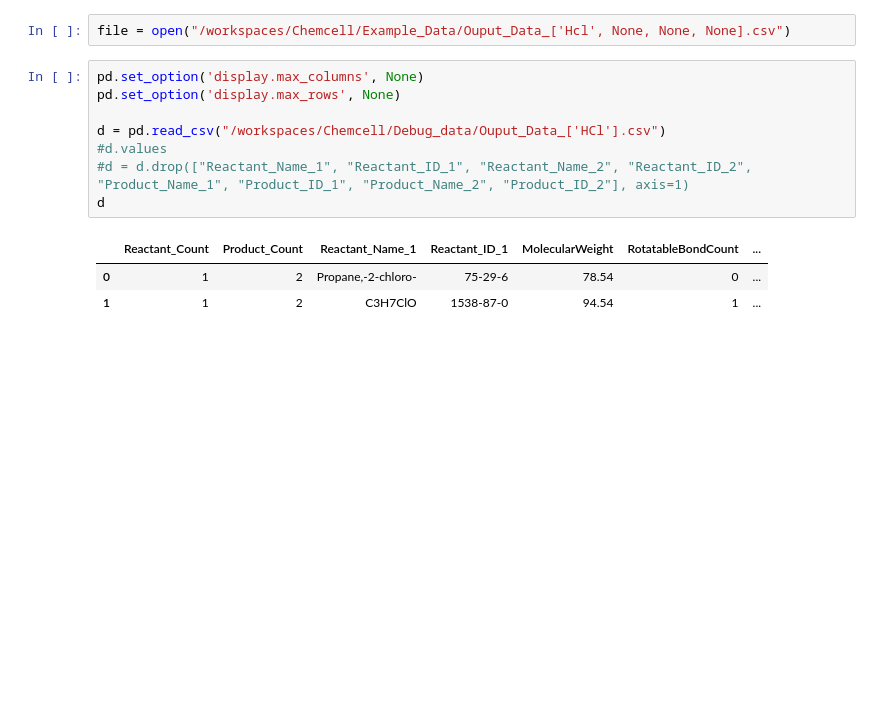
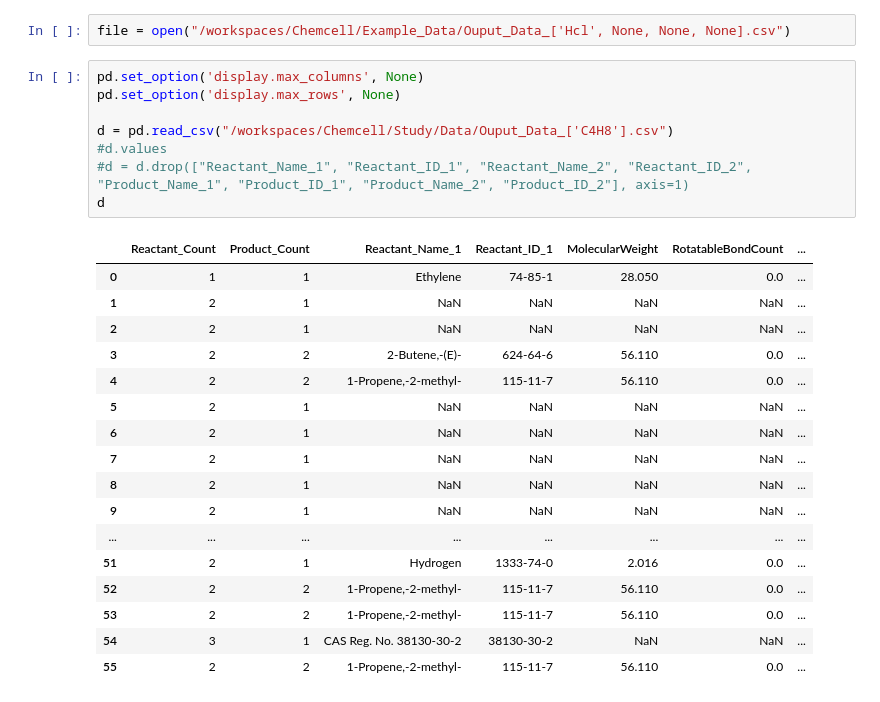
Before and after one commit to SynAeri/Chemcell, a Jupyter notebook: Study/ML_Setup.ipynb, the cells around one changed output. Drawn from its saved outputs; the diff is of its cells as text; blank space fills up the shorter version.

```diff
--- a/Study/ML_Setup.ipynb
+++ b/Study/ML_Setup.ipynb
@@ -28,13 +28,27 @@ file = open("/workspaces/Chemcell/Example_Data/Ouput_Data_['Hcl', None, None, No
 # %%
 pd.set_option('display.max_columns', None)
 pd.set_option('display.max_rows', None)
 
-d = pd.read_csv("/workspaces/Chemcell/Debug_data/Ouput_Data_['HCl'].csv")
+d = pd.read_csv("/workspaces/Chemcell/Study/Data/Ouput_Data_['C4H8'].csv")
 #d.values
 #d = d.drop(["Reactant_Name_1", "Reactant_ID_1", "Reactant_Name_2", "Reactant_ID_2", "Product_Name_1", "Product_ID_1", "Product_Name_2", "Product_ID_2"], axis=1)
 d
 # %% [output]
 |  | Reactant_Count | Product_Count | Reactant_Name_1 | Reactant_ID_1 | MolecularWeight | RotatableBondCount | ... |
-| 0 | 1 | 2 | Propane,-2-chloro- | 75-29-6 | 78.54 | 0 | ... |
-| 1 | 1 | 2 | C3H7ClO | 1538-87-0 | 94.54 | 1 | ... |
+| 0 | 1 | 1 | Ethylene | 74-85-1 | 28.050 | 0.0 | ... |
+| 1 | 2 | 1 | NaN | NaN | NaN | NaN | ... |
+| 2 | 2 | 1 | NaN | NaN | NaN | NaN | ... |
+| 3 | 2 | 2 | 2-Butene,-(E)- | 624-64-6 | 56.110 | 0.0 | ... |
+| 4 | 2 | 2 | 1-Propene,-2-methyl- | 115-11-7 | 56.110 | 0.0 | ... |
+| 5 | 2 | 1 | NaN | NaN | NaN | NaN | ... |
+| 6 | 2 | 1 | NaN | NaN | NaN | NaN | ... |
+| 7 | 2 | 1 | NaN | NaN | NaN | NaN | ... |
+| 8 | 2 | 1 | NaN | NaN | NaN | NaN | ... |
+| 9 | 2 | 1 | NaN | NaN | NaN | NaN | ... |
+| ... | ... | ... | ... | ... | ... | ... | ... |
+| 51 | 2 | 1 | Hydrogen | 1333-74-0 | 2.016 | 0.0 | ... |
+| 52 | 2 | 2 | 1-Propene,-2-methyl- | 115-11-7 | 56.110 | 0.0 | ... |
+| 53 | 2 | 2 | 1-Propene,-2-methyl- | 115-11-7 | 56.110 | 0.0 | ... |
+| 54 | 3 | 1 | CAS Reg. No. 38130-30-2 | 38130-30-2 | NaN | NaN | ... |
+| 55 | 2 | 2 | 1-Propene,-2-methyl- | 115-11-7 | 56.110 | 0.0 | ... |
 # %%
```
Also changed, not shown: parts of 2 cells of this notebook, 28 other files.
